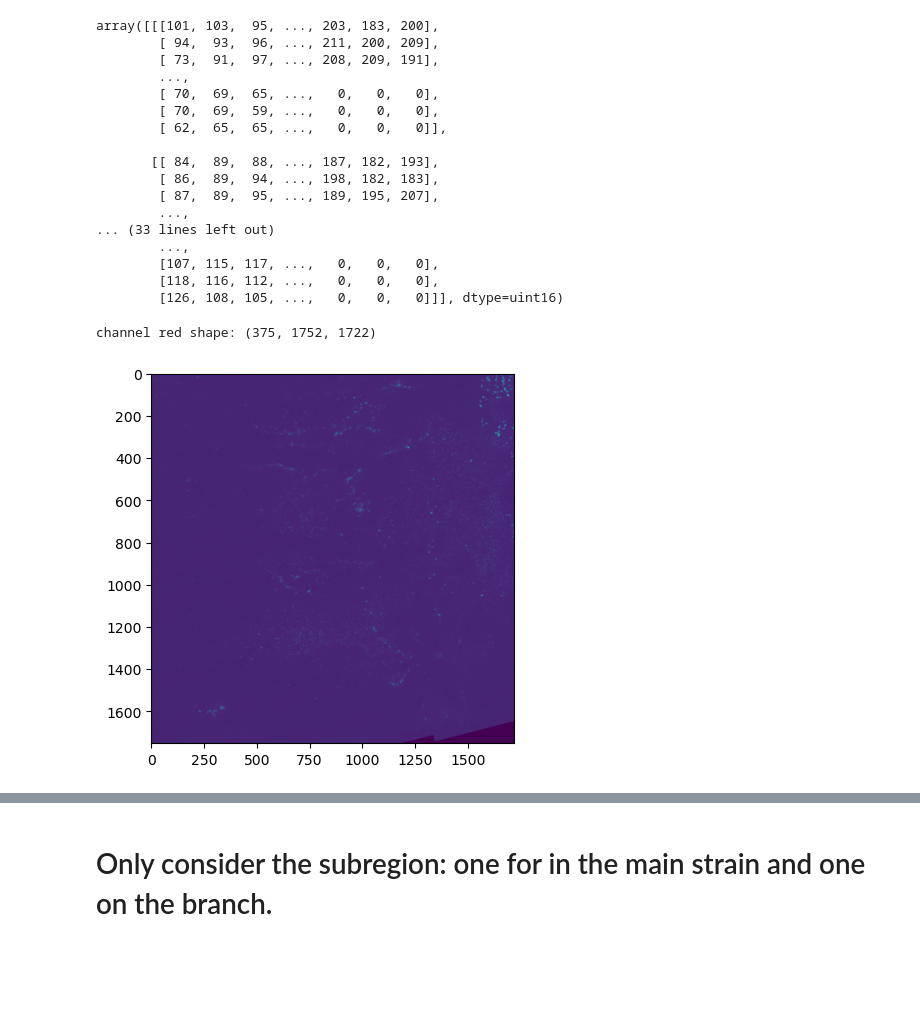
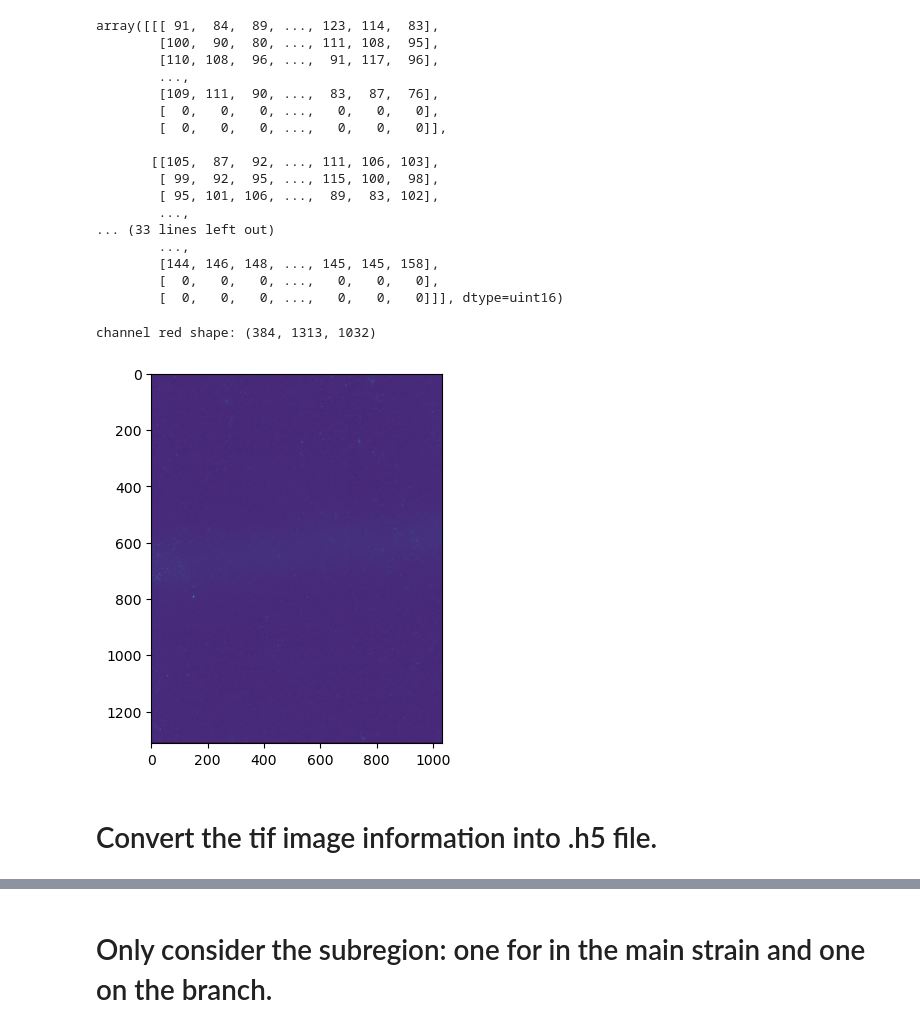
Before and after one commit to rzhou-space/PIV_analysis_headon_data, a Jupyter notebook: RedBeads/Readin_TIFF.ipynb, the cells around one changed output, grey strips where cells are left out. Cells and saved outputs as stored; diff of their text form; code cells hidden in the pictures; blank space fills up the shorter version.

```diff
--- a/RedBeads/Readin_TIFF.ipynb
+++ b/RedBeads/Readin_TIFF.ipynb
@@ -8,5 +9,5 @@ im = Image.open("/home/rutian/Videos/cut1.tif")
 # %%
-tif_path = "/home/rutian/Videos/cut1.tif"
+tif_path = "F:/PhD_Franziska/Headon/RedBeads/GFP_skin/Epithelial_mesenchyme_recombinations_scene 2_cropped.tif"
 
 with tiff.TiffFile(tif_path) as tif:
     image_stack = tif.asarray()
@@ -34,29 +35,31 @@ all_green_frames = np.array(channel_green)
 # print("green frame shape:", all_green_frames.shape)
 all_green_frames
 # %% [output]
-array([[[101, 103,  95, ..., 203, 183, 200],
-        [ 94,  93,  96, ..., 211, 200, 209],
-        [ 73,  91,  97, ..., 208, 209, 191],
+array([[[ 91,  84,  89, ..., 123, 114,  83],
+        [100,  90,  80, ..., 111, 108,  95],
+        [110, 108,  96, ...,  91, 117,  96],
         ...,
-        [ 70,  69,  65, ...,   0,   0,   0],
-        [ 70,  69,  59, ...,   0,   0,   0],
-        [ 62,  65,  65, ...,   0,   0,   0]],
+        [109, 111,  90, ...,  83,  87,  76],
+        [  0,   0,   0, ...,   0,   0,   0],
+        [  0,   0,   0, ...,   0,   0,   0]],
 
-       [[ 84,  89,  88, ..., 187, 182, 193],
-        [ 86,  89,  94, ..., 198, 182, 183],
-        [ 87,  89,  95, ..., 189, 195, 207],
+       [[105,  87,  92, ..., 111, 106, 103],
+        [ 99,  92,  95, ..., 115, 100,  98],
+        [ 95, 101, 106, ...,  89,  83, 102],
         ...,
 ... (33 lines left out)
         ...,
-        [107, 115, 117, ...,   0,   0,   0],
-        [118, 116, 112, ...,   0,   0,   0],
-        [126, 108, 105, ...,   0,   0,   0]]], dtype=uint16)
+        [144, 146, 148, ..., 145, 145, 158],
+        [  0,   0,   0, ...,   0,   0,   0],
+        [  0,   0,   0, ...,   0,   0,   0]]], dtype=uint16)
 # %%
 channel_red = image_stack[:, 1, :, :]
 print("channel red shape:", channel_red.shape)
-plt.imshow(channel_red[50])
+plt.imshow(channel_red[300])
 all_red_frames = np.array(channel_red)
 # %% [output]
-channel red shape: (375, 1752, 1722)
+channel red shape: (384, 1313, 1032)
-[figure, old version]
+[figure, new version]
+# %% [markdown]
+# Convert the tif image information into .h5 file.
 # %%
```
Also changed, not shown: parts of 21 cells of this notebook.
